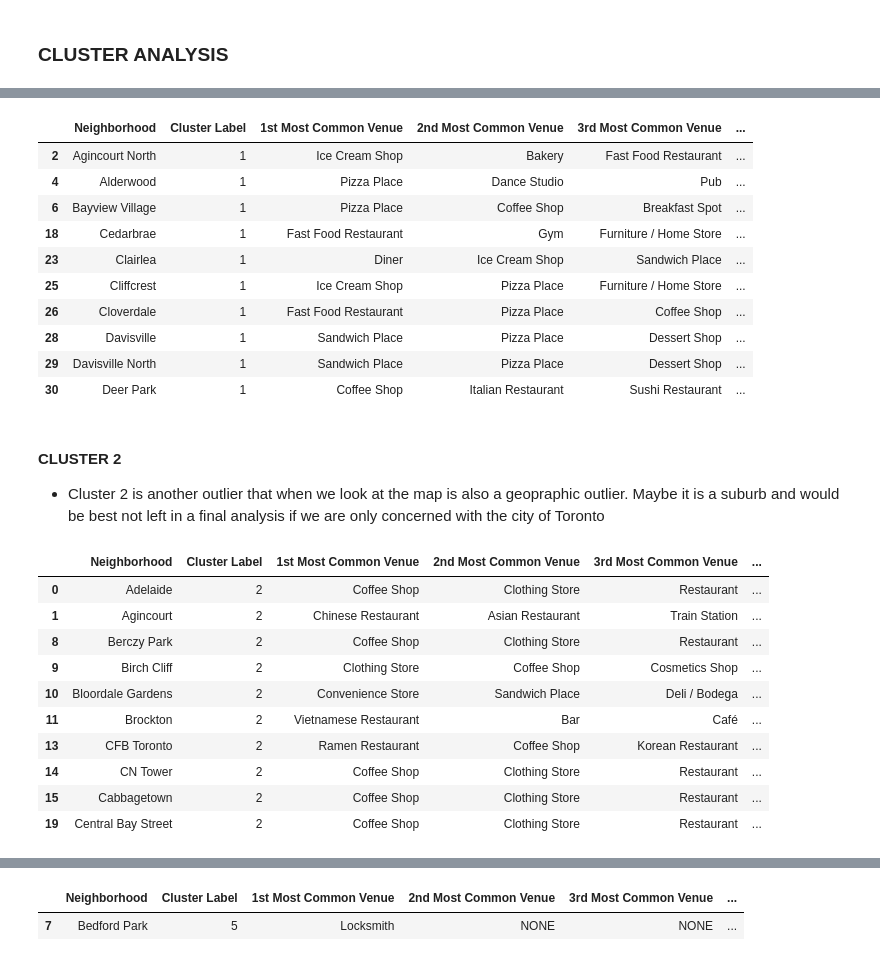
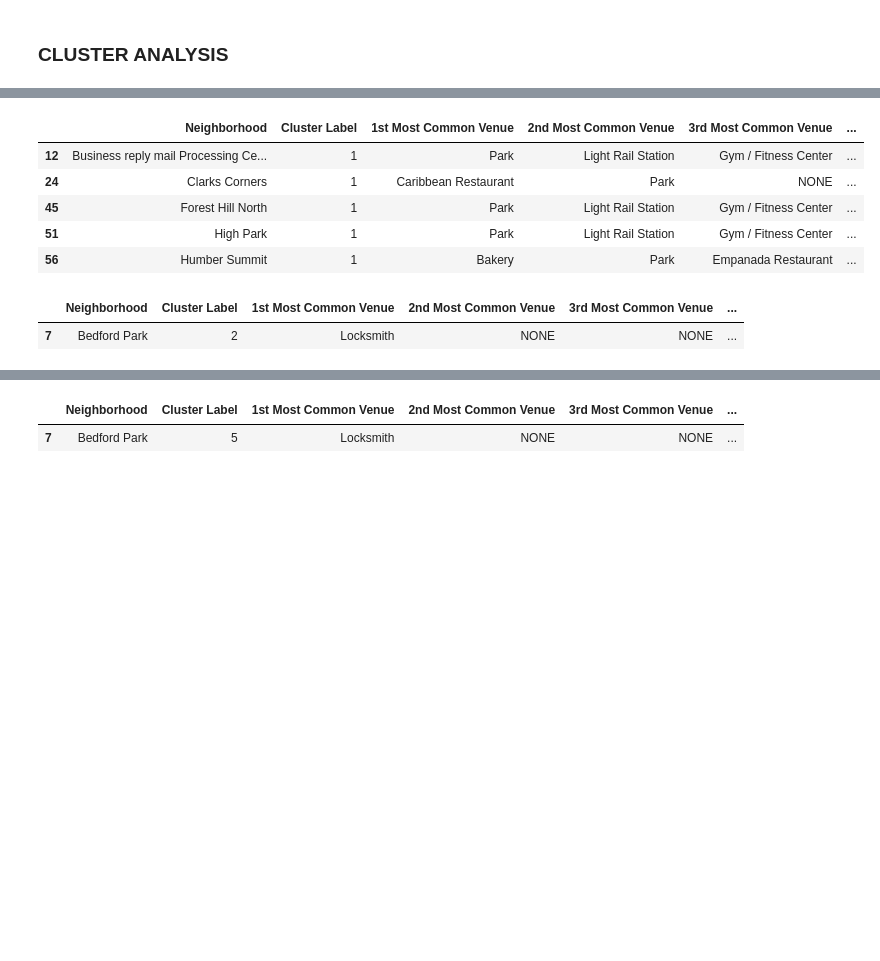
Before and after one commit to KirosG/toronto_clustering, a Jupyter notebook: Segmenting and Clustering Neighborhoods in Toronto.ipynb, the cells around one changed output, grey strips where cells are left out. Saved outputs shown, nothing was run; the diff lists cells and outputs as text; code cells hidden in the pictures; blank space fills up the shorter version.

```diff
--- a/Segmenting and Clustering Neighborhoods in Toronto.ipynb
+++ b/Segmenting and Clustering Neighborhoods in Toronto.ipynb
@@ -580,7 +580,7 @@ plt.plot(range(1,max_clusters), wcss)
 
 The metric we want to optimize is a minimization of the within cluster some of squares (i.e. variance), which corresponds to maximizing the between-cluster sum of squares. In the graph above it looks like the within cluster sum of squares is reaching a point of diminishing returns around 10-14, so I will choose 12 as the k-value.
 # %%
-kmeans = KMeans(n_clusters=12, random_state=0).fit(grouped_clustering)
+kmeans = KMeans(n_clusters=5, random_state=0).fit(grouped_clustering)
 
 # check cluster labels generated for each row in the dataframe
 print(kmeans.labels_)
@@ -692,14 +672,9 @@ merged.loc[merged['Cluster Label'] == 0, merged.columns[[0] + list(range(3, merg
 # %%
-merged.loc[merged['Cluster Label'] == 1, merged.columns[[0] + list(range(3, merged.shape[1]))]].head(10)
+merged.loc[merged['Cluster Label'] == 1, merged.columns[[0] + list(range(3, merged.shape[1]))]].head(5)
 # %% [output]
 |  | Neighborhood | Cluster Label | 1st Most Common Venue | 2nd Most Common Venue | 3rd Most Common Venue | ... |
-| 2 | Agincourt North | 1 | Ice Cream Shop | Bakery | Fast Food Restaurant | ... |
-| 4 | Alderwood | 1 | Pizza Place | Dance Studio | Pub | ... |
-| 6 | Bayview Village | 1 | Pizza Place | Coffee Shop | Breakfast Spot | ... |
-| 18 | Cedarbrae | 1 | Fast Food Restaurant | Gym | Furniture / Home Store | ... |
-| 23 | Clairlea | 1 | Diner | Ice Cream Shop | Sandwich Place | ... |
-| 25 | Cliffcrest | 1 | Ice Cream Shop | Pizza Place | Furniture / Home Store | ... |
-| 26 | Cloverdale | 1 | Fast Food Restaurant | Pizza Place | Coffee Shop | ... |
-| 28 | Davisville | 1 | Sandwich Place | Pizza Place | Dessert Shop | ... |
-| 29 | Davisville North | 1 | Sandwich Place | Pizza Place | Dessert Shop | ... |
-| 30 | Deer Park | 1 | Coffee Shop | Italian Restaurant | Sushi Restaurant | ... |
+| 12 | Business reply mail Processing Ce... | 1 | Park | Light Rail Station | Gym / Fitness Center | ... |
+| 24 | Clarks Corners | 1 | Caribbean Restaurant | Park | NONE | ... |
+| 45 | Forest Hill North | 1 | Park | Light Rail Station | Gym / Fitness Center | ... |
+| 51 | High Park | 1 | Park | Light Rail Station | Gym / Fitness Center | ... |
+| 56 | Humber Summit | 1 | Bakery | Park | Empanada Restaurant | ... |
@@ -708,17 +681,5 @@ merged[merged['Neighborhood']=='York Mills'][['Neighborhood', 'Latitude', 'Longi
-# %% [markdown]
-#### CLUSTER 2
-* Cluster 2 is another outlier that when we look at the map is also a geopraphic outlier. Maybe it is a suburb and would be best not left in a final analysis if we are only concerned with the city of Toronto
 # %%
-merged.loc[merged['Cluster Label'] == 2, merged.columns[[0] + list(range(3, merged.shape[1]))]].head(10)
+merged.loc[merged['Cluster Label'] == 2, merged.columns[[0] + list(range(3, merged.shape[1]))]].head(5)
 # %% [output]
 |  | Neighborhood | Cluster Label | 1st Most Common Venue | 2nd Most Common Venue | 3rd Most Common Venue | ... |
-| 0 | Adelaide | 2 | Coffee Shop | Clothing Store | Restaurant | ... |
-| 1 | Agincourt | 2 | Chinese Restaurant | Asian Restaurant | Train Station | ... |
-| 8 | Berczy Park | 2 | Coffee Shop | Clothing Store | Restaurant | ... |
-| 9 | Birch Cliff | 2 | Clothing Store | Coffee Shop | Cosmetics Shop | ... |
-| 10 | Bloordale Gardens | 2 | Convenience Store | Sandwich Place | Deli / Bodega | ... |
-| 11 | Brockton | 2 | Vietnamese Restaurant | Bar | Café | ... |
-| 13 | CFB Toronto | 2 | Ramen Restaurant | Coffee Shop | Korean Restaurant | ... |
-| 14 | CN Tower | 2 | Coffee Shop | Clothing Store | Restaurant | ... |
-| 15 | Cabbagetown | 2 | Coffee Shop | Clothing Store | Restaurant | ... |
-| 19 | Central Bay Street | 2 | Coffee Shop | Clothing Store | Restaurant | ... |
+| 7 | Bedford Park | 2 | Locksmith | NONE | NONE | ... |
```
Also changed, not shown: parts of 12 cells of this notebook.
